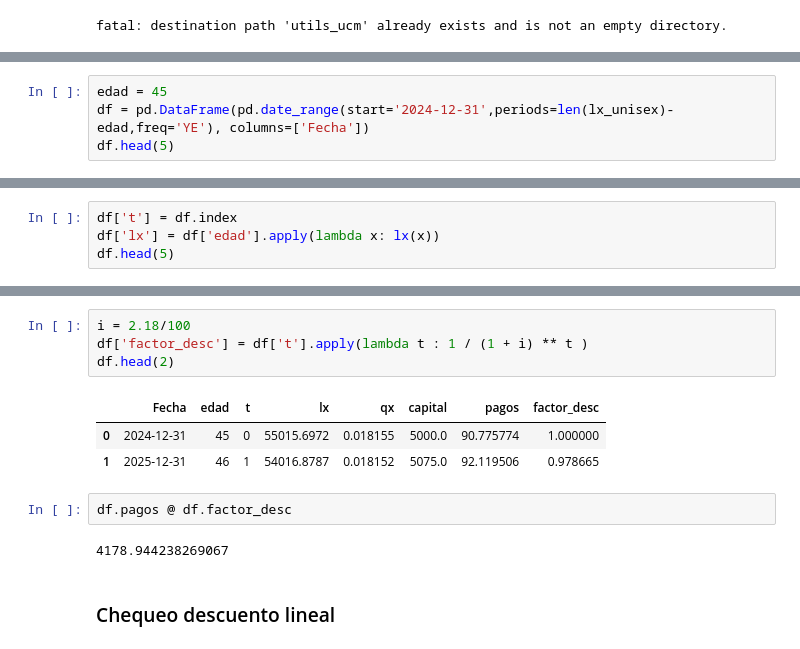
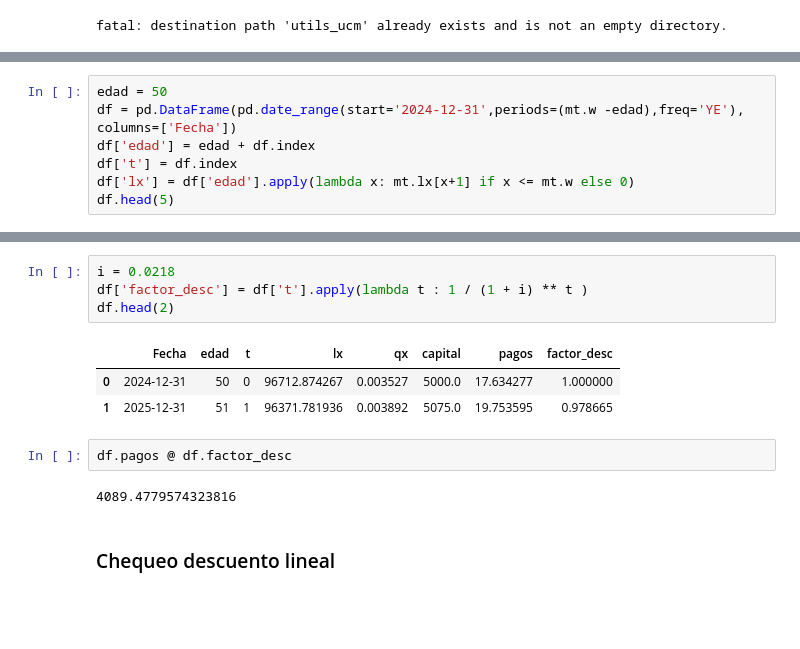
Before and after one commit to franciscogarate/utils_ucm, a Jupyter notebook: notebooks/Ejercicio_7_PM_Contable_Decesos.ipynb, the cells around one changed output, grey strips where cells are left out. Drawn from its saved outputs; the diff is of its cells as text; blank space fills up the shorter version.

```diff
--- a/notebooks/Ejercicio_7_PM_Contable_Decesos.ipynb
+++ b/notebooks/Ejercicio_7_PM_Contable_Decesos.ipynb
@@ -32,5 +16,8 @@ lx(4)
 # %%
-edad = 45
-df = pd.DataFrame(pd.date_range(start='2024-12-31',periods=len(lx_unisex)-edad,freq='YE'), columns=['Fecha'])
+edad = 50
+df = pd.DataFrame(pd.date_range(start='2024-12-31',periods=(mt.w -edad),freq='YE'), columns=['Fecha'])
+df['edad'] = edad + df.index
+df['t'] = df.index
+df['lx'] = df['edad'].apply(lambda x: mt.lx[x+1] if x <= mt.w else 0)
 df.head(5)
 # %% [output]
@@ -53,4 +29,0 @@ df.tail(5)
-# %%
-df['t'] = df.index
-df['lx'] = df['edad'].apply(lambda x: lx(x))
-df.head(5)
@@ -101,15 +67,15 @@ df['qx'].sum()
 # %%
-i = 2.18/100
+i = 0.0218
 df['factor_desc'] = df['t'].apply(lambda t : 1 / (1 + i) ** t )
 df.head(2)
 # %% [output]
 |  | Fecha | edad | t | lx | qx | capital | pagos | factor_desc |
-| 0 | 2024-12-31 | 45 | 0 | 55015.6972 | 0.018155 | 5000.0 | 90.775774 | 1.000000 |
-| 1 | 2025-12-31 | 46 | 1 | 54016.8787 | 0.018152 | 5075.0 | 92.119506 | 0.978665 |
+| 0 | 2024-12-31 | 50 | 0 | 96712.874267 | 0.003527 | 5000.0 | 17.634277 | 1.000000 |
+| 1 | 2025-12-31 | 51 | 1 | 96371.781936 | 0.003892 | 5075.0 | 19.753595 | 0.978665 |
 # %%
 df.pagos @ df.factor_desc
 # %% [output]
-4178.944238269067
+4089.4779574323816
 # %% [markdown]
 ### Chequeo descuento lineal
 # %%
```
Also changed, not shown: parts of 17 cells of this notebook.
